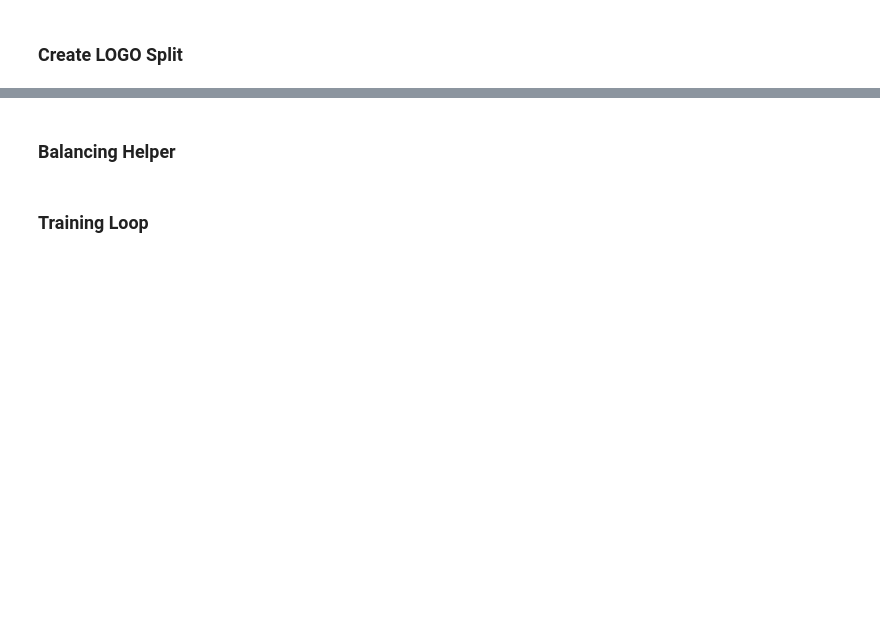
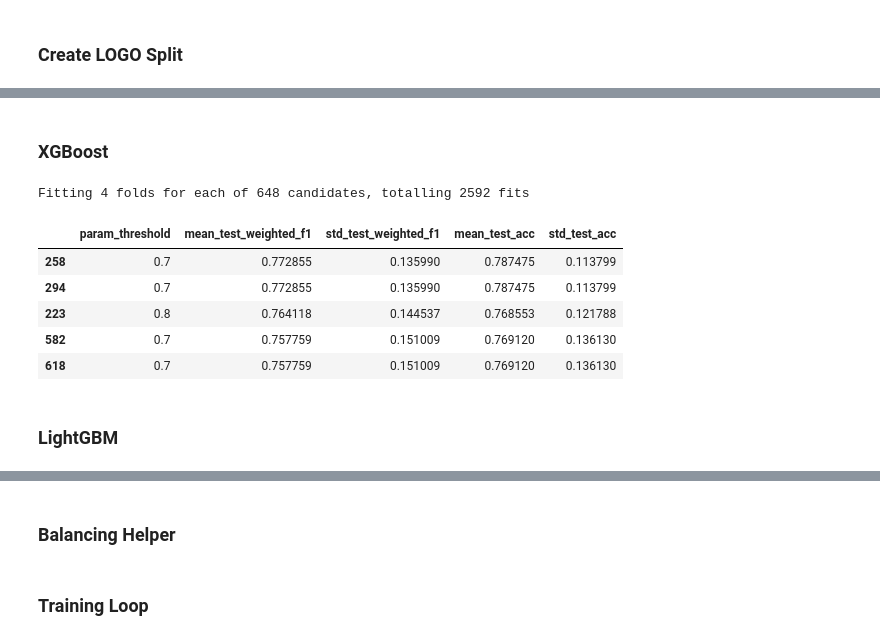
Before and after one commit to m-j-w-f/ROAR, a Jupyter notebook: src/roar/notenbooks/04train_opt.ipynb, the cells around one changed output, grey strips where cells are left out. Saved outputs shown, nothing was run; the diff lists cells and outputs as text; code cells hidden in the pictures; blank space fills up the shorter version.

```diff
--- a/src/roar/notenbooks/04train_opt.ipynb
+++ b/src/roar/notenbooks/04train_opt.ipynb
@@ -321,0 +322,60 @@ Classes: ['150' '211']
+# %% [markdown]
+### XGBoost
+# %%
+xgb = XGBClassifier(
+    n_estimators=400,
+    max_depth=5,
+    learning_rate=0.05,
+    subsample=0.8,
+    colsample_bytree=0.8,
+    objective="binary:logistic",
+    n_jobs=-1,
+    eval_metric="logloss",
+    random_state=42,
+)
+
+threshold_xgb = ThresholdClassifier(estimator=xgb, threshold=0.5)
+
+param_grid = {
+    "threshold": [0.1, 0.2, 0.3, 0.4, 0.5, 0.6, 0.7, 0.8, 0.9],
+    "estimator__max_depth": [3, 5, 7],
+    "estimator__min_child_weight": [1, 5],
+    "estimator__learning_rate": [0.01, 0.05, 0.1],
+    "estimator__gamma": [0, 0.1],
+    "estimator__subsample": [0.8, 1.0],
+}
+
+scoring = {
+    "weighted_f1": "f1_weighted",
+    "acc": "accuracy",
+}
+
+grid = GridSearchCV(
+    estimator=threshold_xgb,
+    param_grid=param_grid,
+    scoring=scoring,
+    refit="weighted_f1",
+    cv=logo.split(X, y_enc, groups),
+    n_jobs=-1,
+    verbose=1,
+)
+grid.fit(X, y_enc)
+pd.DataFrame(grid.cv_results_)[
+    [
+        "param_threshold",
+        "mean_test_weighted_f1",
+        "std_test_weighted_f1",
+        "mean_test_acc",
+        "std_test_acc",
+    ]
+].nlargest(5, columns="mean_test_weighted_f1")
+# %% [output]
+Fitting 4 folds for each of 648 candidates, totalling 2592 fits
+|  | param_threshold | mean_test_weighted_f1 | std_test_weighted_f1 | mean_test_acc | std_test_acc |
+| 258 | 0.7 | 0.772855 | 0.135990 | 0.787475 | 0.113799 |
+| 294 | 0.7 | 0.772855 | 0.135990 | 0.787475 | 0.113799 |
+| 223 | 0.8 | 0.764118 | 0.144537 | 0.768553 | 0.121788 |
+| 582 | 0.7 | 0.757759 | 0.151009 | 0.769120 | 0.136130 |
+| 618 | 0.7 | 0.757759 | 0.151009 | 0.769120 | 0.136130 |
+# %% [markdown]
+### LightGBM
```
Also changed, not shown: parts of 28 cells of this notebook, 3 other files.
